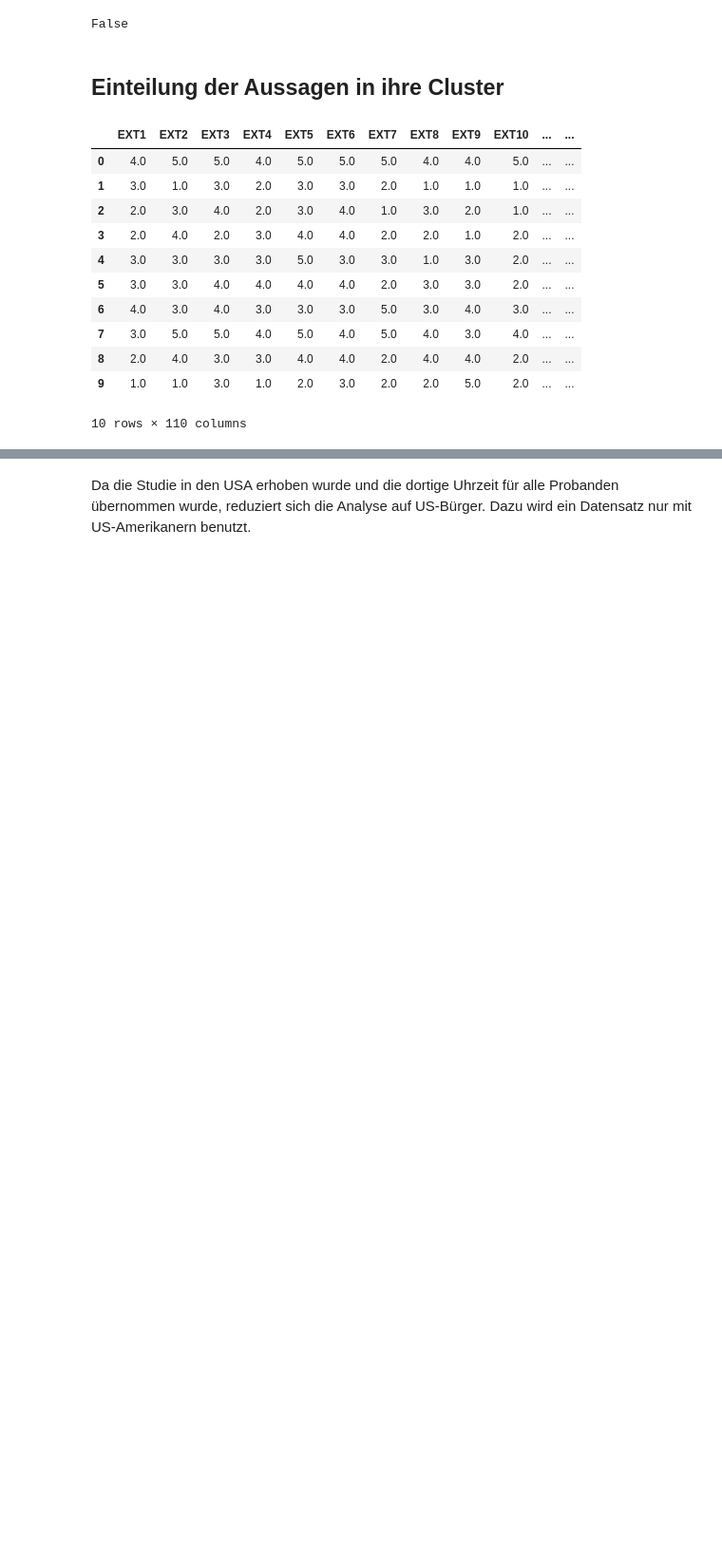
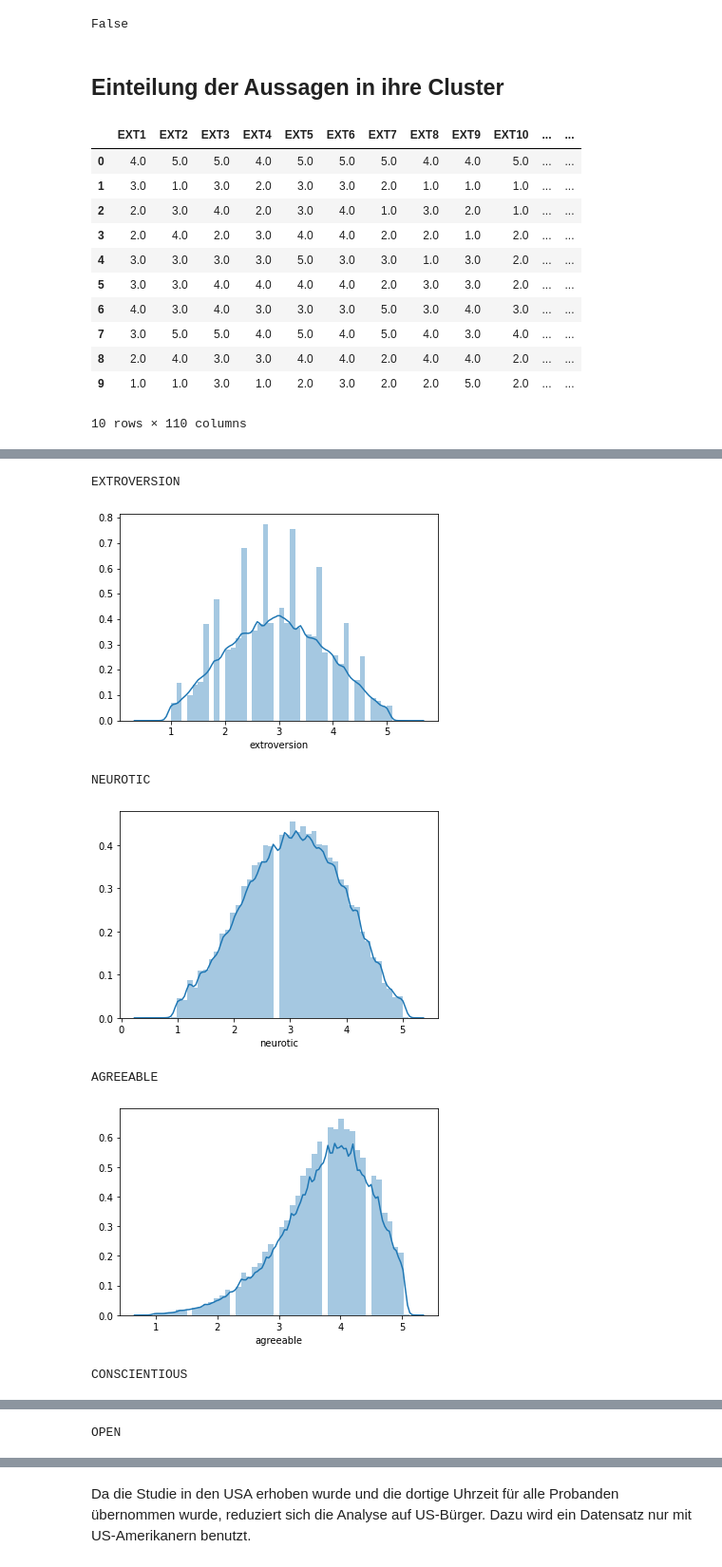
Before and after one commit to marvin2311/BigFive_Personality_Analysis, a Jupyter notebook: Part_Marco.ipynb, the cells around one changed output, grey strips where cells are left out. Shown: that part at 95% size. Cells and saved outputs as stored; diff of their text form; code cells hidden in the pictures; blank space fills up the shorter version.

```diff
--- a/Part_Marco.ipynb
+++ b/Part_Marco.ipynb
@@ -227,0 +217,10 @@ df.head(10)
+# %%
+from sklearn.preprocessing import LabelEncoder
+
+df_model['Country_cat'] = df['country']
+le = LabelEncoder()
+
+le.fit(df_model['Country_cat'])
+df_model.loc[:, 'Country_num'] = le.transform(df_model['Country_cat'])
+
+df_model.head(10)
@@ -227,0 +257,19 @@ df.head(10)
+# %%
+# creating a new data frame to reduce the dimensions for every catagory
+col_list = list(df_model)
+ext = col_list[0:10]
+est = col_list[10:20]
+agr = col_list[20:30]
+csn = col_list[30:40]
+opn = col_list[40:50]
+
+df_sums = pd.DataFrame()
+df_sums['extroversion'] = df_model[ext].sum(axis=1)/10
+df_sums['neurotic'] = df_model[est].sum(axis=1)/10
+df_sums['agreeable'] = df_model[agr].sum(axis=1)/10
+df_sums['conscientious'] = df_model[csn].sum(axis=1)/10
+df_sums['open'] = df_model[opn].sum(axis=1)/10
+df_sums['cluster'] = df_model['Cluster'] #Target-Größe
+
+# displaying the mean for every catagory in each cluster
+df_sums.groupby('cluster').mean()
@@ -227,0 +284,18 @@ df.head(10)
+# %%
+# plot histograms for every category
+
+for col in df_sums.columns:
+    if col == 'cluster':
+        continue
+    print(col.upper())
+    sns.distplot(df_sums[col])
+    plt.show()
+    print()
+# %% [output]
+EXTROVERSION
+[figure, added]
+NEUROTIC
+[figure, added]
+AGREEABLE
+[figure, added]
+CONSCIENTIOUS
@@ -227,0 +303 @@ df.head(10)
+OPEN
```
Also changed, not shown: parts of 40 cells of this notebook.
